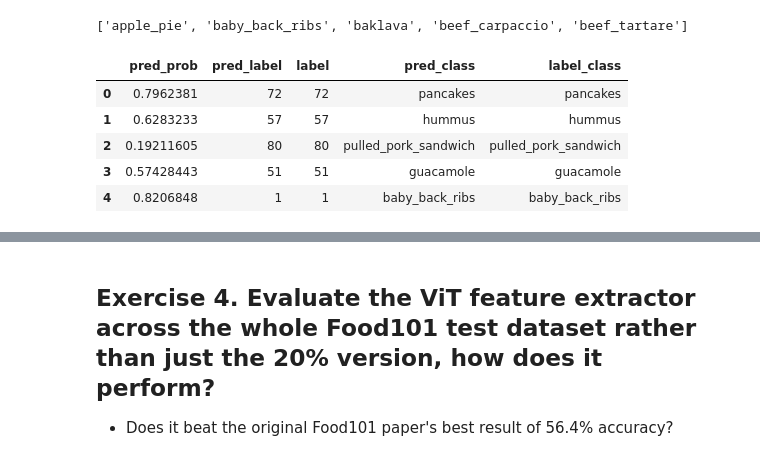
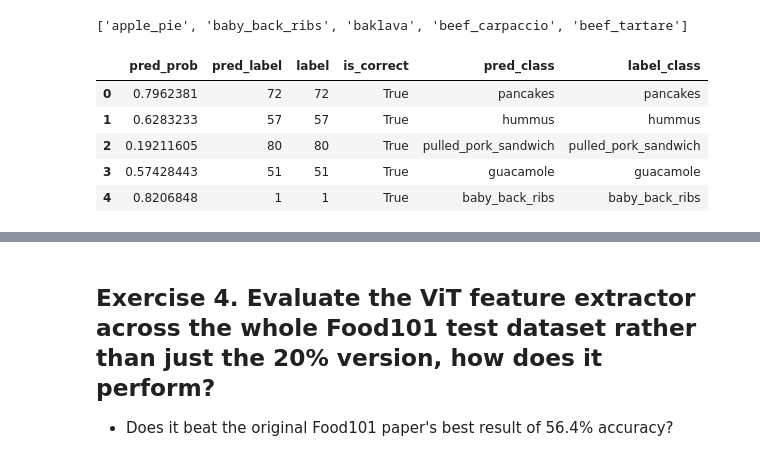
Before and after one commit to JoseJesusLaCasaNieto/Udemy, a Jupyter notebook: PyTorch_for_Deep_Learning_Bootcamp_Course/Model_Deployment/09_pytorch_model_deployment_exercises.ipynb, the cells around one changed output, grey strips where cells are left out. Drawn from its saved outputs; the diff is of its cells as text; code cells hidden in the pictures.

```diff
--- a/PyTorch_for_Deep_Learning_Bootcamp_Course/Model_Deployment/09_pytorch_model_deployment_exercises.ipynb
+++ b/PyTorch_for_Deep_Learning_Bootcamp_Course/Model_Deployment/09_pytorch_model_deployment_exercises.ipynb
@@ -842,15 +842,18 @@ food101_class_names[:5]
 # %%
 # Create DataFrame with various columns
 pred_df_20_percent = pd.DataFrame(vit_food101_pred_list)
 
 # Create a column for if the prediction is correct
+pred_df_20_percent["is_correct"] = pred_df_20_percent["pred_label"] == pred_df_20_percent["label"]
+
+# Create class name columns (e.g. pred_label=72 -> pred_class="pancakes")
 pred_df_20_percent["pred_class"] = pred_df_20_percent["pred_label"].apply(lambda x: food101_class_names[x])
 pred_df_20_percent["label_class"] = pred_df_20_percent["label"].apply(lambda x: food101_class_names[x])
 pred_df_20_percent.head()
 # %% [output]
-|  | pred_prob | pred_label | label | pred_class | label_class |
-| 0 | 0.7962381 | 72 | 72 | pancakes | pancakes |
-| 1 | 0.6283233 | 57 | 57 | hummus | hummus |
-| 2 | 0.19211605 | 80 | 80 | pulled_pork_sandwich | pulled_pork_sandwich |
-| 3 | 0.57428443 | 51 | 51 | guacamole | guacamole |
-| 4 | 0.8206848 | 1 | 1 | baby_back_ribs | baby_back_ribs |
+|  | pred_prob | pred_label | label | is_correct | pred_class | label_class |
+| 0 | 0.7962381 | 72 | 72 | True | pancakes | pancakes |
+| 1 | 0.6283233 | 57 | 57 | True | hummus | hummus |
+| 2 | 0.19211605 | 80 | 80 | True | pulled_pork_sandwich | pulled_pork_sandwich |
+| 3 | 0.57428443 | 51 | 51 | True | guacamole | guacamole |
+| 4 | 0.8206848 | 1 | 1 | True | baby_back_ribs | baby_back_ribs |
```
Also changed, not shown: parts of 18 cells of this notebook.
